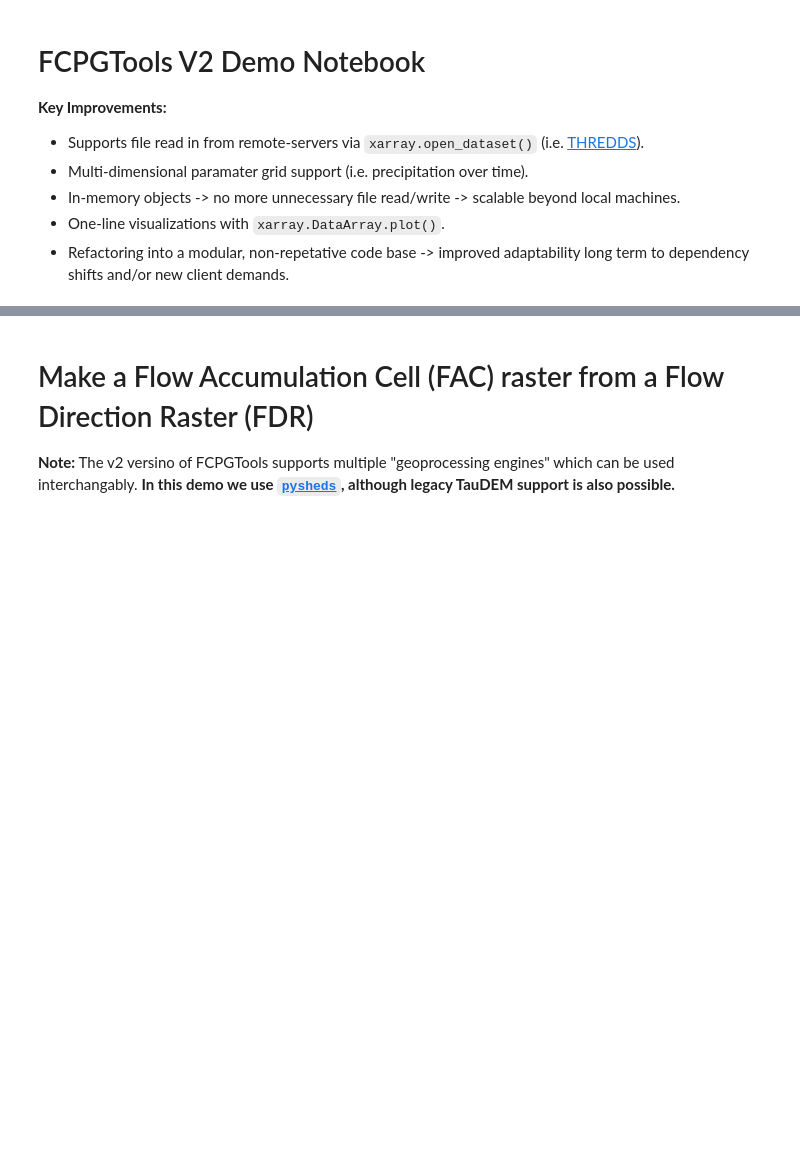
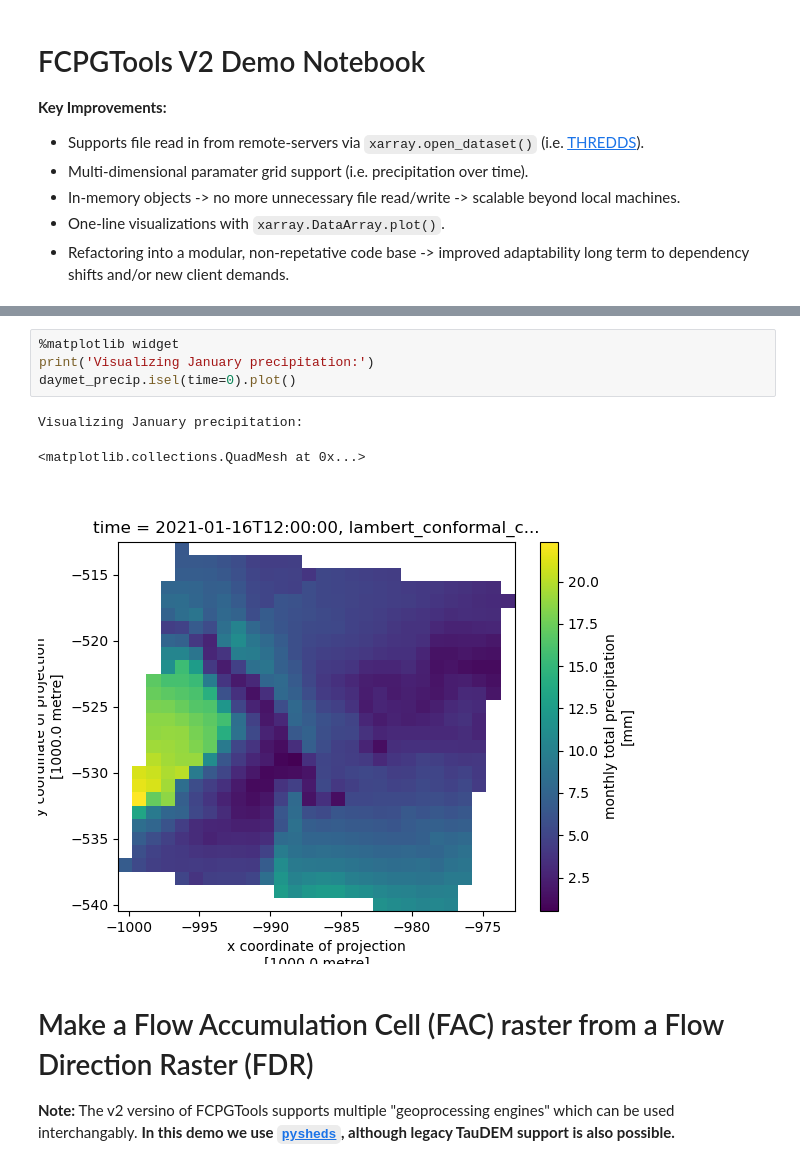
Before and after one commit to usgs/water-fcpg-tools, a Jupyter notebook: examples/refactor_demo_notebook.ipynb, the cells around one changed output, grey strips where cells are left out. Saved outputs shown, nothing was run; the diff lists cells and outputs as text; blank space fills up the shorter version.

```diff
--- a/examples/refactor_demo_notebook.ipynb
+++ b/examples/refactor_demo_notebook.ipynb
@@ -29,3 +145,11 @@ import xarray as xr
+# %%
+%matplotlib widget
+print('Visualizing January precipitation:')
+daymet_precip.isel(time=0).plot()
+# %% [output]
+Visualizing January precipitation:
+<matplotlib.collections.QuadMesh at 0x...>
+[figure, added]
 # %% [markdown]
 # Make a Flow Accumulation Cell (FAC) raster from a Flow Direction Raster (FDR)
 **Note:** The v2 versino of FCPGTools supports multiple "geoprocessing engines" which can be used interchangably. **In this demo we use [`pysheds`](http://mattbartos.com/pysheds/), although legacy TauDEM support is also possible.**
```
Also changed, not shown: parts of 17 cells of this notebook.
